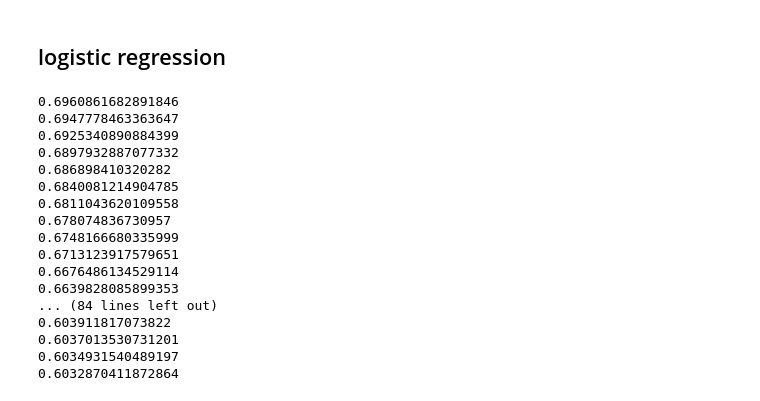
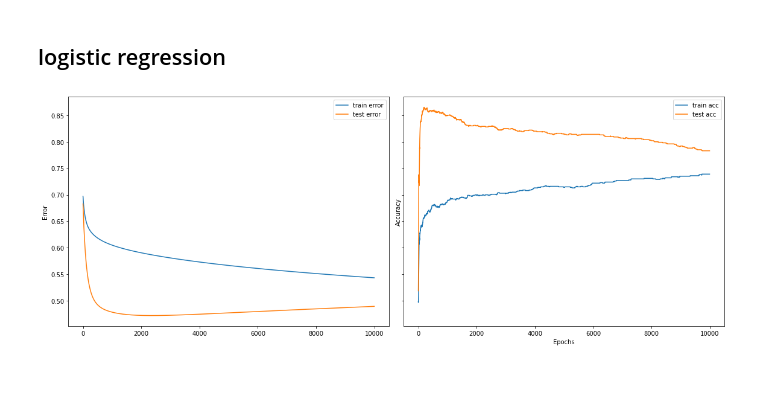
Before and after one commit to kcniii/mlo, a Jupyter notebook: hw8/logistic_regression_with_early_stopping.ipynb, the cells around one changed output. Saved outputs shown, nothing was run; the diff lists cells and outputs as text; code cells hidden in the pictures.

```diff
--- a/hw8/logistic_regression_with_early_stopping.ipynb
+++ b/hw8/logistic_regression_with_early_stopping.ipynb
@@ -106,44 +106,69 @@ class Net(nn.Module):
     def __init__(self):
         super(Net, self).__init__()
         self.fc1 = nn.Linear(28*28, 1)
-        self.sigmoid = nn.Sigmoid()
 
     def forward(self, x):
-        x = self.fc1(x)
-        x = self.sigmoid(x)
-        return x
+        output = torch.sigmoid(self.fc1(x))
+        return output
 
 net = Net()
 
 import torch.optim as optim
 criterion = nn.BCELoss()
-optimizer = optim.SGD(net.parameters(), lr=0.01, momentum=0.9)
+optimizer = optim.SGD(net.parameters(), lr=0.001, momentum=0.9)
 
-max_epochs = 1000
+train_errors = []
+test_errors = []
+
+train_accs = []
+test_accs = []
+
+
 X = train_set_01_images.type(torch.float)
 y = train_set_01_labels.type(torch.float).view(-1,1)
-for epochs in range(100):
+
+X_test = test_set_01_images.type(torch.float)
+y_test = test_set_01_labels.type(torch.float).view(-1,1)
+
+max_epochs = 10000
+for epochs in range(max_epochs):
     optimizer.zero_grad()
     outputs = net(X)
     loss = criterion(outputs.view(-1,1), y)
     loss.backward()
     optimizer.step()
-    print(loss.item())
+
+    # store training and test errors/accuracy
+    train_acc = ((outputs>0.5).type(torch.int32)==y.type(torch.int32)).type(torch.float).mean()
+    train_accs.append(train_acc)
+
+    outputs_test = net(X_test)
+    test_acc = ((outputs_test>0.5).type(torch.int32)==y_test.type(torch.int32)).type(torch.float).mean()
+    test_accs.append(test_acc)
+
+    train_errors.append(loss.item())
+    test_errors.append(criterion(outputs_test.view(-1,1), y_test).item())
-# %% [output]
-0.6960861682891846
-0.6947778463363647
-0.6925340890884399
-0.6897932887077332
-0.686898410320282
-0.6840081214904785
-0.6811043620109558
-0.678074836730957
-0.6748166680335999
-0.6713123917579651
-0.6676486134529114
-0.6639828085899353
-... (84 lines left out)
-0.603911817073822
-0.6037013530731201
-0.6034931540489197
-0.6032870411872864
+# %%
+import matplotlib.pyplot as plt
+
+# Assuming you have train_errors, test_errors, train_accs, and test_accs defined
+
+# Plotting errors
+fig, (ax1, ax2) = plt.subplots(1, 2, figsize=(16, 6), sharey=True)
+
+ax1.plot(train_errors, label='train error')
+ax1.plot(test_errors, label='test error')
+ax1.set_ylabel('Error')
+ax1.legend()
+
+# Plotting accuracies
+ax2.plot(train_accs, label='train acc')
+ax2.plot(test_accs, label='test acc')
+ax2.set_xlabel('Epochs')
+ax2.set_ylabel('Accuracy')
+ax2.legend()
+
+plt.tight_layout()
+plt.show()
+# %% [output]
+[figure, added]
```
Also changed, not shown: parts of 1 cell of this notebook, 1 other file.
